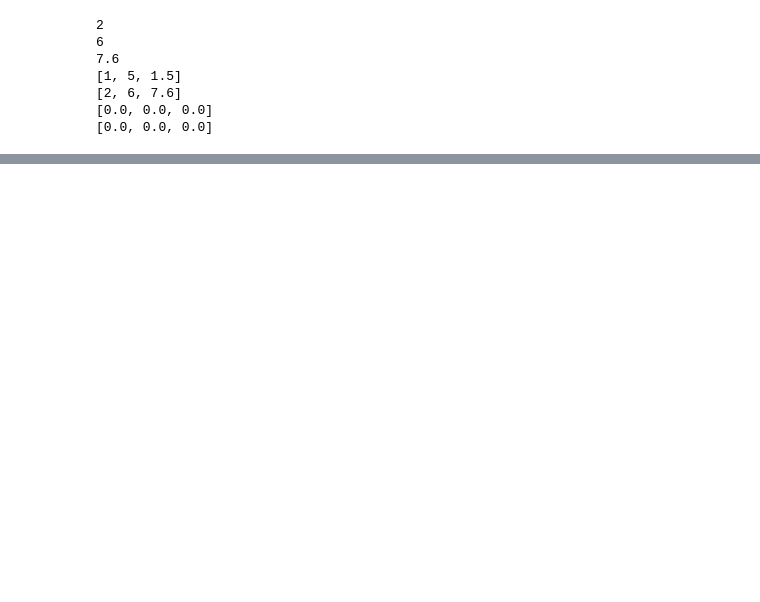
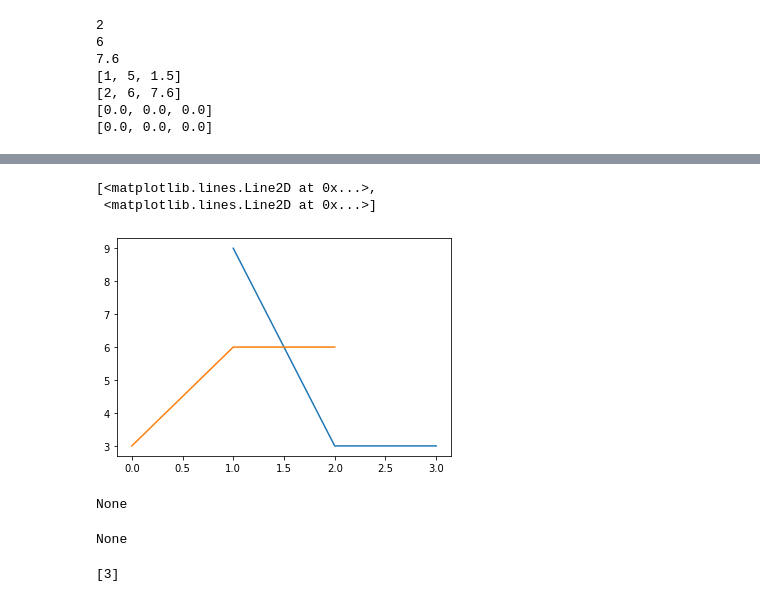
Before and after one commit to sononicola/Continuous-Beam-Solver, a Jupyter notebook: main_jupyter.ipynb, the cells around one changed output, grey strips where cells are left out. Saved outputs shown, nothing was run; the diff lists cells and outputs as text; code cells hidden in the pictures; blank space fills up the shorter version.

```diff
--- a/main_jupyter.ipynb
+++ b/main_jupyter.ipynb
@@ -49,0 +116,16 @@ print(beam.spans_q_min())
+# %%
+
+plt.plot([1,2,3], [9,3,3],[3,6,6])
+# %% [output]
+[<matplotlib.lines.Line2D at 0x...>,
+ <matplotlib.lines.Line2D at 0x...>]
+[figure, added]
+# %%
+a = [1].append(a)
+print(a)
+# %% [output]
+None
+# %%
+print([].extend(["2",3]))
+# %% [output]
+None
@@ -49,0 +136,4 @@ print(beam.spans_q_min())
+# %%
+a
+# %% [output]
+[3]
```
Also changed, not shown: parts of 15 cells of this notebook, 3 other files.
